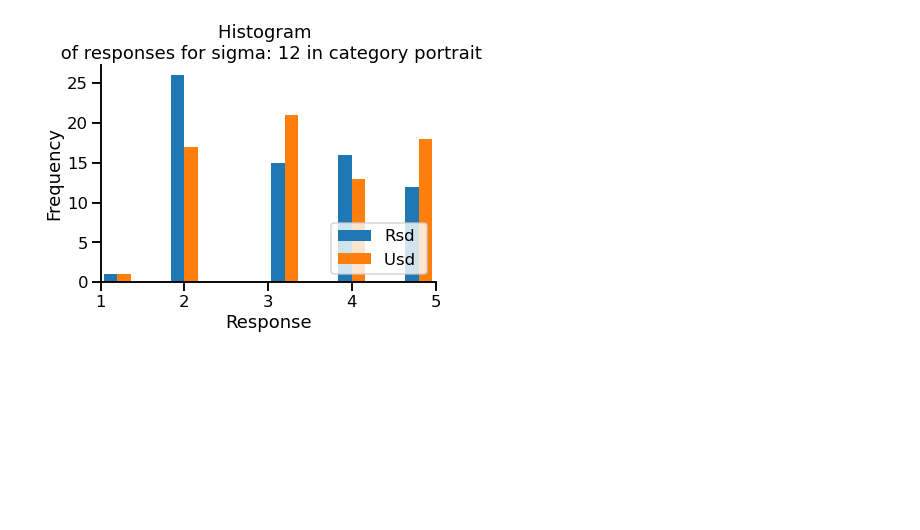
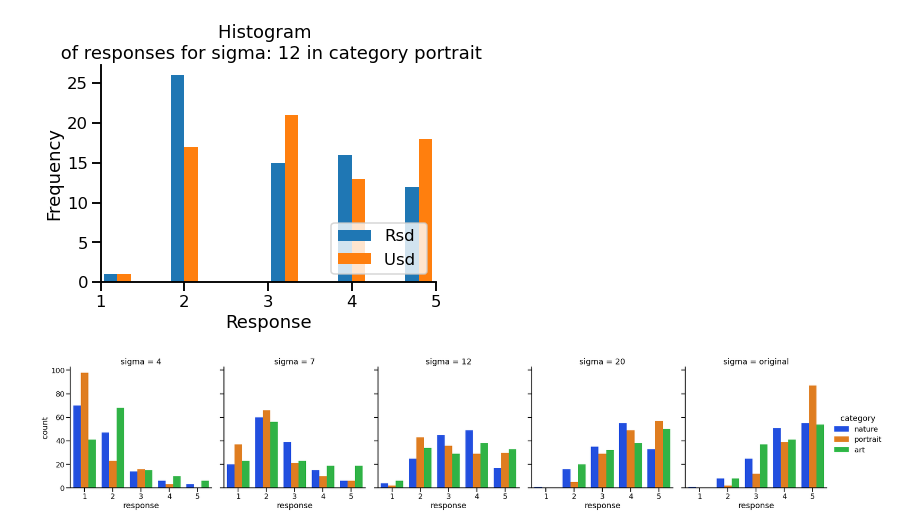
Before and after one commit to NerdPixel/PiQ, a Jupyter notebook: results/auswertung_Witek.ipynb, the cells around one changed output. Saved outputs shown, nothing was run; the diff lists cells and outputs as text; code cells hidden in the pictures; blank space fills up the shorter version.

```diff
--- a/results/auswertung_Witek.ipynb
+++ b/results/auswertung_Witek.ipynb
@@ -357,3 +359,14 @@ plt.legend(['Rsd', 'Usd '], loc = 'lower right')
 sns.despine()
 # %% [output]
 [figure]
+# %%
+
+g = sns.catplot(x='response', data=df, hue='category',
+                kind='count', ci='sd',
+                palette='bright',
+               col='sigma',
+                col_order=['4', '7', '12', '20', 'original'],
+
+               )
+# %% [output]
+[figure, added]
```
Also changed, not shown: parts of 3 cells of this notebook.
